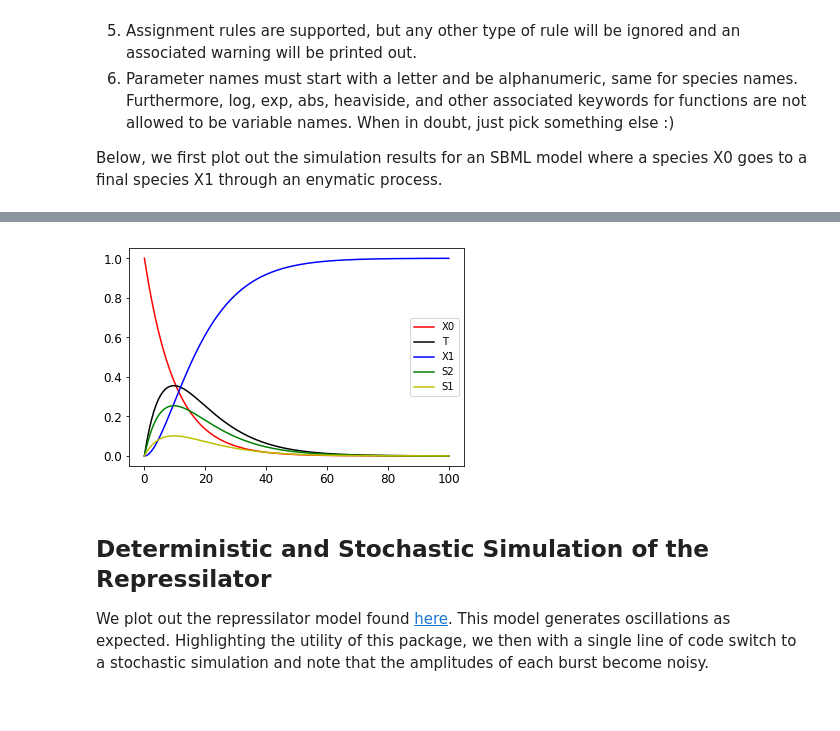
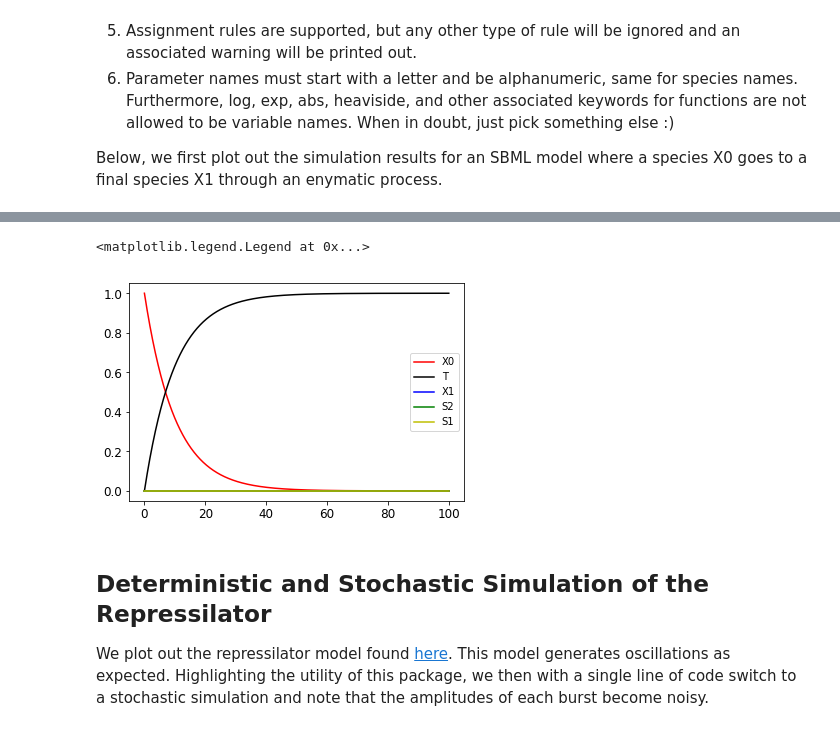
Before and after one commit to biocircuits/bioscrape, a Jupyter notebook: examples/examples.ipynb, the cells around one changed output, grey strips where cells are left out. Saved outputs shown, nothing was run; the diff lists cells and outputs as text; code cells hidden in the pictures.

```diff
--- a/examples/examples.ipynb
+++ b/examples/examples.ipynb
@@ -363,6 +365,8 @@ Below, we first plot out the simulation results for an SBML model where a specie
 # %%
 import bioscrape
 m = bioscrape.types.read_model_from_sbml('models/sbml_test.xml')
+m.write_bioscrape_xml('models/sbml_test_write_test.xml')
+m = Model('models/sbml_test_write_test.xml')
 s = bioscrape.simulator.ModelCSimInterface(m)
 s.py_prep_deterministic_simulation()
 s.py_set_initial_time(0)
@@ -379,4 +383,5 @@ Please check rate expressions and ensure they are non-negative before doing stoc
+<matplotlib.legend.Legend at 0x...>
-[figure, old version]
+[figure, new version]
 # %% [markdown]
 ## Deterministic and Stochastic Simulation of the Repressilator
 
```
Also changed, not shown: parts of 8 cells of this notebook, 6 other files.
